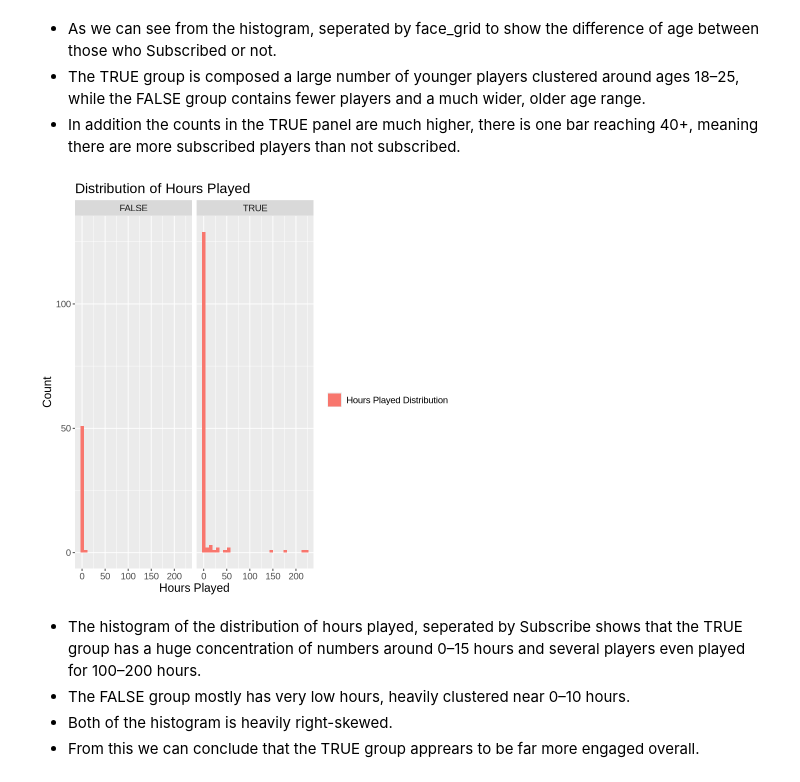
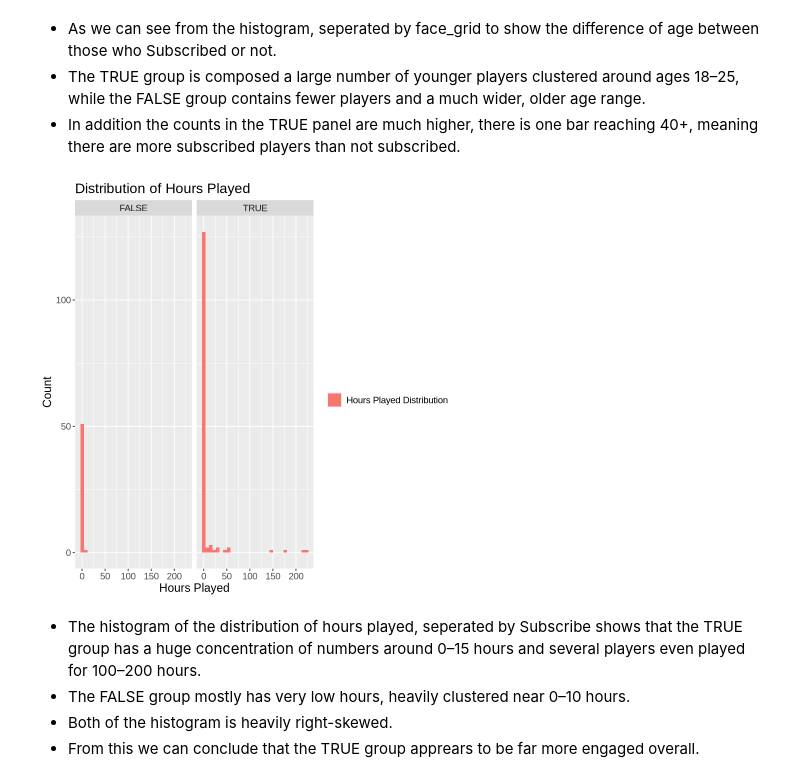
Before and after one commit to saisriman2004/DSCI_V-100-Group-Project, a Jupyter notebook: ProjectFinalReport.ipynb, the cells around one changed output. Drawn from its saved outputs; the diff is of its cells as text; code cells hidden in the pictures.

```diff
--- a/ProjectFinalReport.ipynb
+++ b/ProjectFinalReport.ipynb
@@ -141,18 +159,18 @@ players_data_cleaned|>
 - The TRUE group is composed a large number of younger players clustered around ages 18–25, while the FALSE group contains fewer players and a much wider, older age range.
 - In addition the counts in the TRUE panel are much higher, there is one bar reaching 40+, meaning there are more subscribed players than not subscribed.
 # %%
-players |>
+players_data_cleaned|>
   ggplot(aes(x = played_hours, fill = "Hours Played Distribution")) +
   geom_histogram(bins = 30, alpha = 1) +
   labs(
     title = "Distribution of Hours Played",
     x = "Hours Played",
     y = "Count",
     fill = ""
   )+
   theme(text = element_text(size = 14))+ facet_grid(cols= vars(subscribe))
 # %% [output]
-[figure, old version]
+[figure, new version]
 # %% [markdown]
 - The histogram of the distribution of hours played, seperated by Subscribe shows that the TRUE group has a huge concentration of numbers around 0–15 hours and several players even played for 100–200 hours.
 - The FALSE group mostly has very low hours, heavily clustered near 0–10 hours.
```
Also changed, not shown: parts of 2 cells of this notebook.
